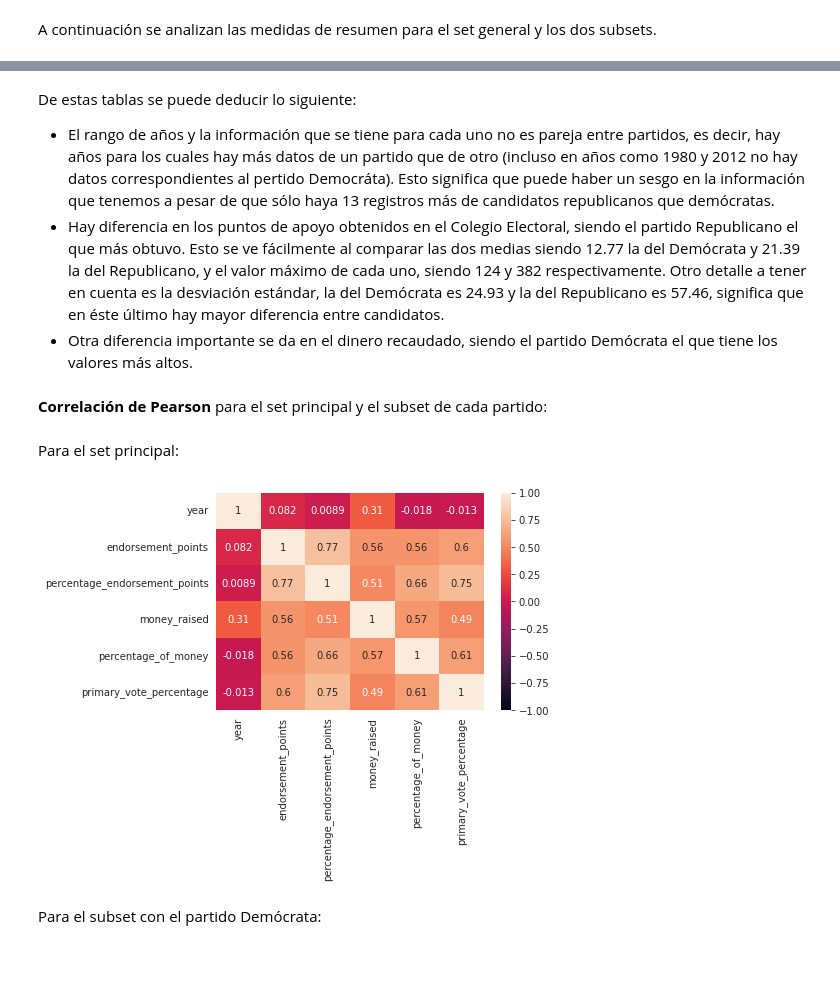
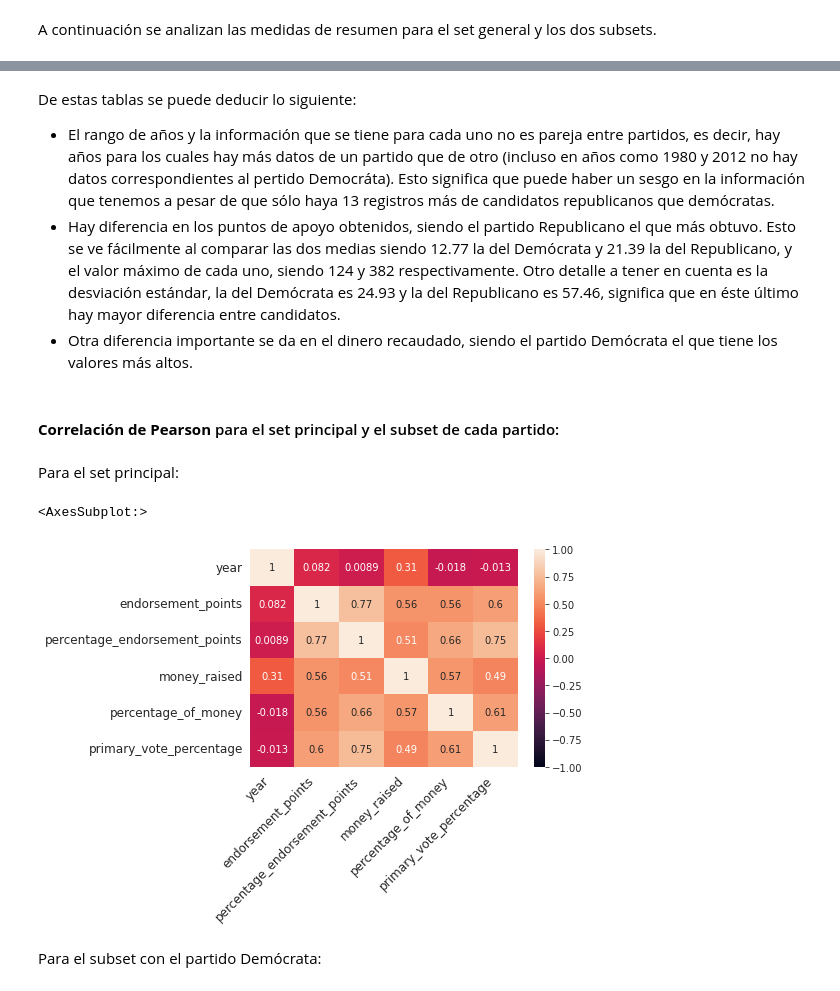
Before and after one commit to 1gnacio/orgadatos-kaggle-tp1, a Jupyter notebook: notebook707f668b56.ipynb, the cells around one changed output, grey strips where cells are left out. Cells and saved outputs as stored; diff of their text form; code cells hidden in the pictures; blank space fills up the shorter version.

```diff
--- a/notebook707f668b56.ipynb
+++ b/notebook707f668b56.ipynb
@@ -311,17 +256,31 @@ data_rep.describe()
 # %% [markdown]
 De estas tablas se puede deducir lo siguiente:
 * El rango de años y la información que se tiene para cada uno no es pareja entre partidos, es decir, hay años para los cuales hay más datos de un partido que de otro (incluso en años como 1980 y 2012 no hay datos correspondientes al pertido Democráta). Esto significa que puede haber un sesgo en la información que tenemos a pesar de que sólo haya 13 registros más de candidatos republicanos que demócratas.
-* Hay diferencia en los puntos de apoyo obtenidos en el Colegio Electoral, siendo el partido Republicano el que más obtuvo. Esto se ve fácilmente al comparar las dos medias siendo 12.77 la del Demócrata y 21.39 la del Republicano, y el valor máximo de cada uno, siendo 124 y 382 respectivamente. Otro detalle a tener en cuenta es la desviación estándar, la del Demócrata es 24.93 y la del Republicano es 57.46, significa que en éste último hay mayor diferencia entre candidatos.
+* Hay diferencia en los puntos de apoyo obtenidos, siendo el partido Republicano el que más obtuvo. Esto se ve fácilmente al comparar las dos medias siendo 12.77 la del Demócrata y 21.39 la del Republicano, y el valor máximo de cada uno, siendo 124 y 382 respectivamente. Otro detalle a tener en cuenta es la desviación estándar, la del Demócrata es 24.93 y la del Republicano es 57.46, significa que en éste último hay mayor diferencia entre candidatos.
 * Otra diferencia importante se da en el dinero recaudado, siendo el partido Demócrata el que tiene los valores más altos.
 # %% [markdown]
-**Correlación de Pearson** para el set principal y el subset de cada partido:
+#### **Correlación de Pearson** para el set principal y el subset de cada partido:
 # %% [markdown]
 Para el set principal:
 # %%
 import matplotlib.pyplot as plt
 heatmap = sns.heatmap(data.corr(), vmin=-1, vmax=1, annot=True)
+heatmap.set_xticklabels(
+    heatmap.get_xticklabels(),
+    rotation=45,
+    horizontalalignment='right',
+    fontweight='light',
+    fontsize='large'
+)
+heatmap.set_yticklabels(
+    heatmap.get_yticklabels(),
+    fontweight='light',
+    fontsize='large'
+)
+heatmap
 # %% [output]
+<AxesSubplot:>
-[figure, old version]
+[figure, new version]
 # %% [markdown]
 Para el subset con el partido Demócrata:
 # %%
```
Also changed, not shown: parts of 21 cells of this notebook.
